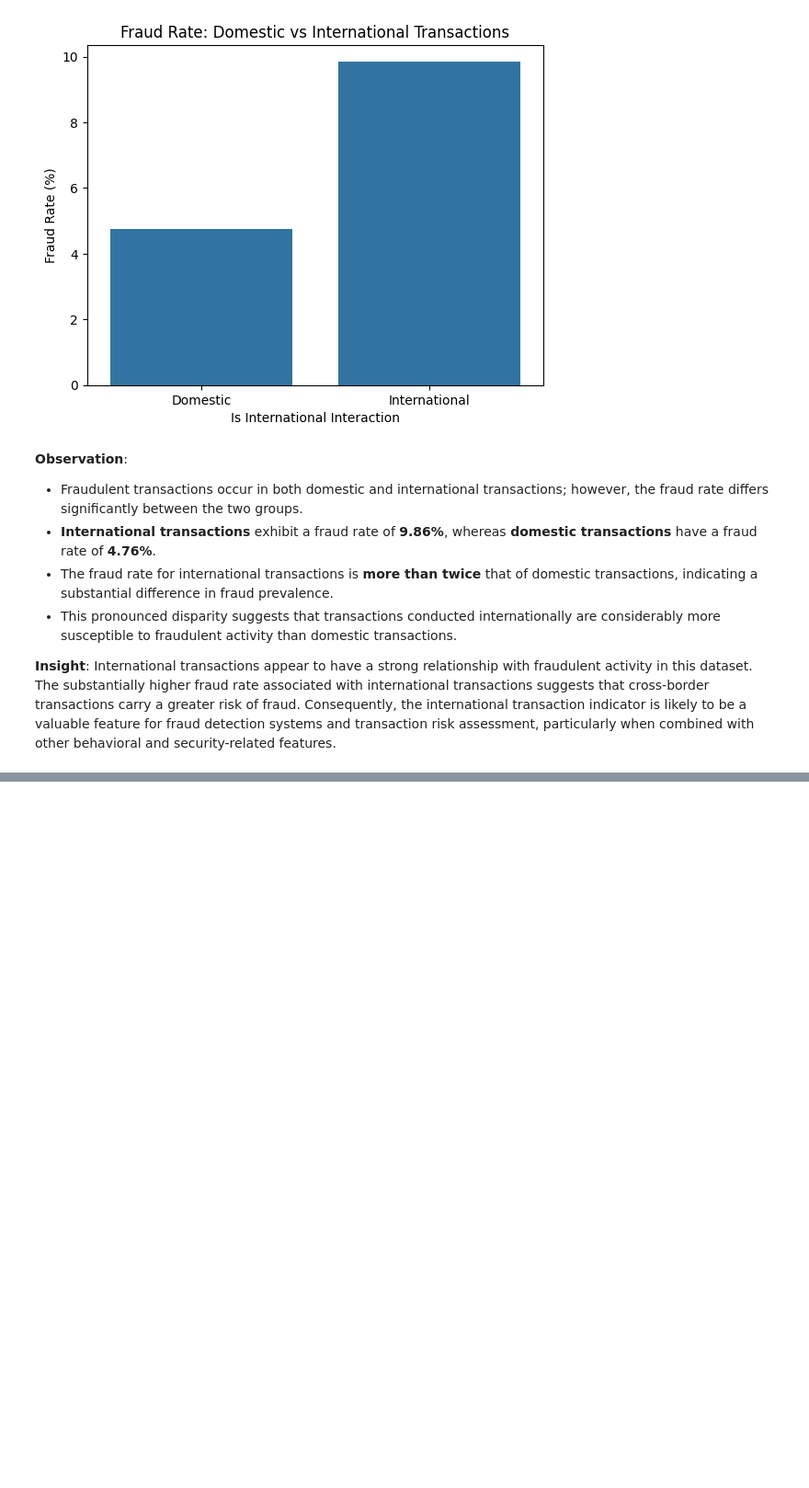
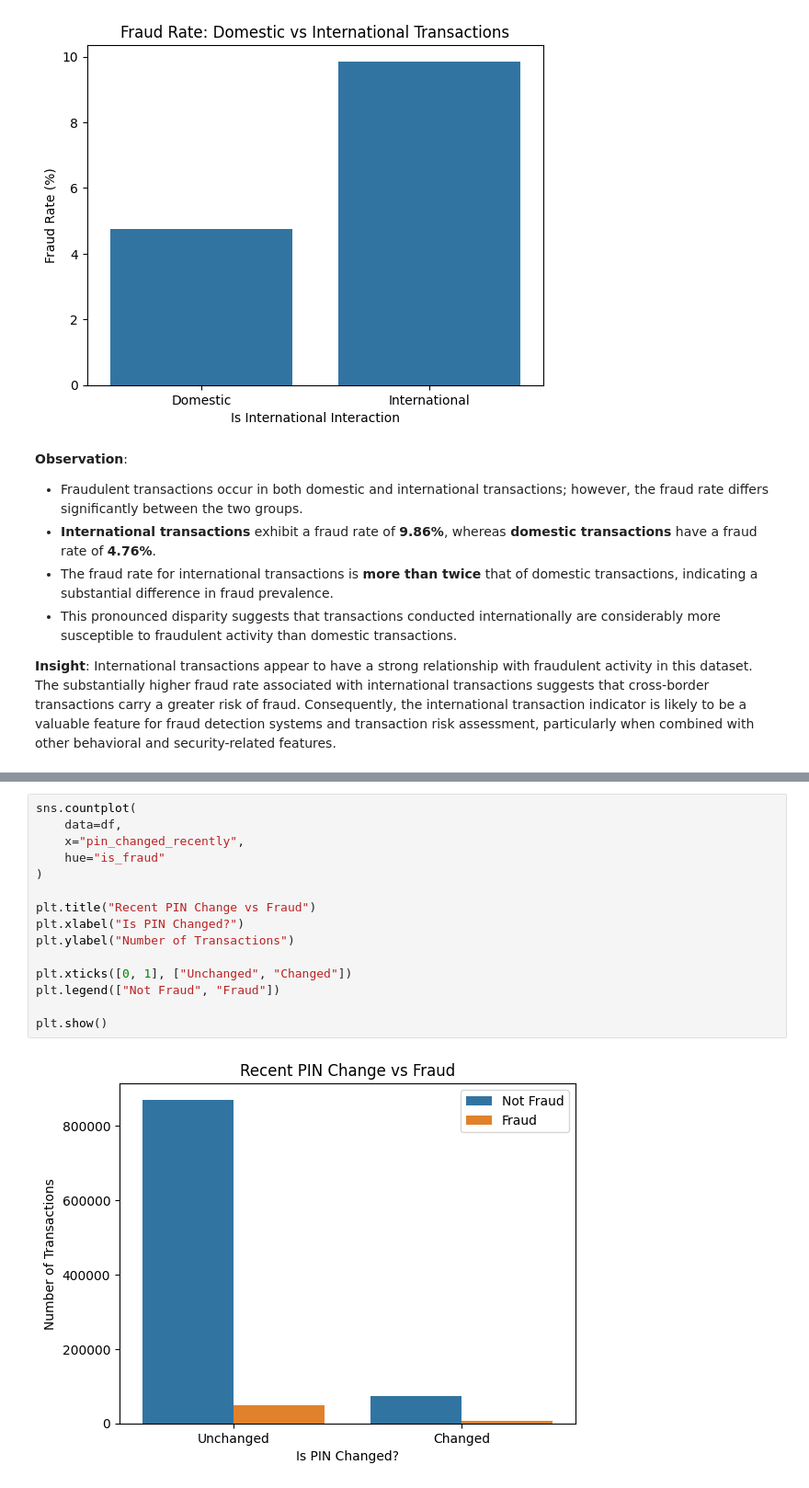
Before and after one commit to abhi-saurav-saroya/bank-fraud-eda, a Jupyter notebook: notebooks/02_exploratory_data_analysis.ipynb, the cells around one changed output, grey strips where cells are left out. Shown at 92% size. Saved outputs shown, nothing was run; the diff lists cells and outputs as text; blank space fills up the shorter version.

Commit message:
feat(eda/bivariate-analysis): add Recent PIN Changes vs Fraud analysis under Binary Features by Fraud Status

```diff
--- a/notebooks/02_exploratory_data_analysis.ipynb
+++ b/notebooks/02_exploratory_data_analysis.ipynb
@@ -2366,0 +2380,17 @@ plt.show()
+# %%
+sns.countplot(
+    data=df,
+    x="pin_changed_recently",
+    hue="is_fraud"
+)
+
+plt.title("Recent PIN Change vs Fraud")
+plt.xlabel("Is PIN Changed?")
+plt.ylabel("Number of Transactions")
+
+plt.xticks([0, 1], ["Unchanged", "Changed"])
+plt.legend(["Not Fraud", "Fraud"])
+
+plt.show()
+# %% [output]
+[figure, added]
```
Also changed, not shown: parts of 6 cells of this notebook.
